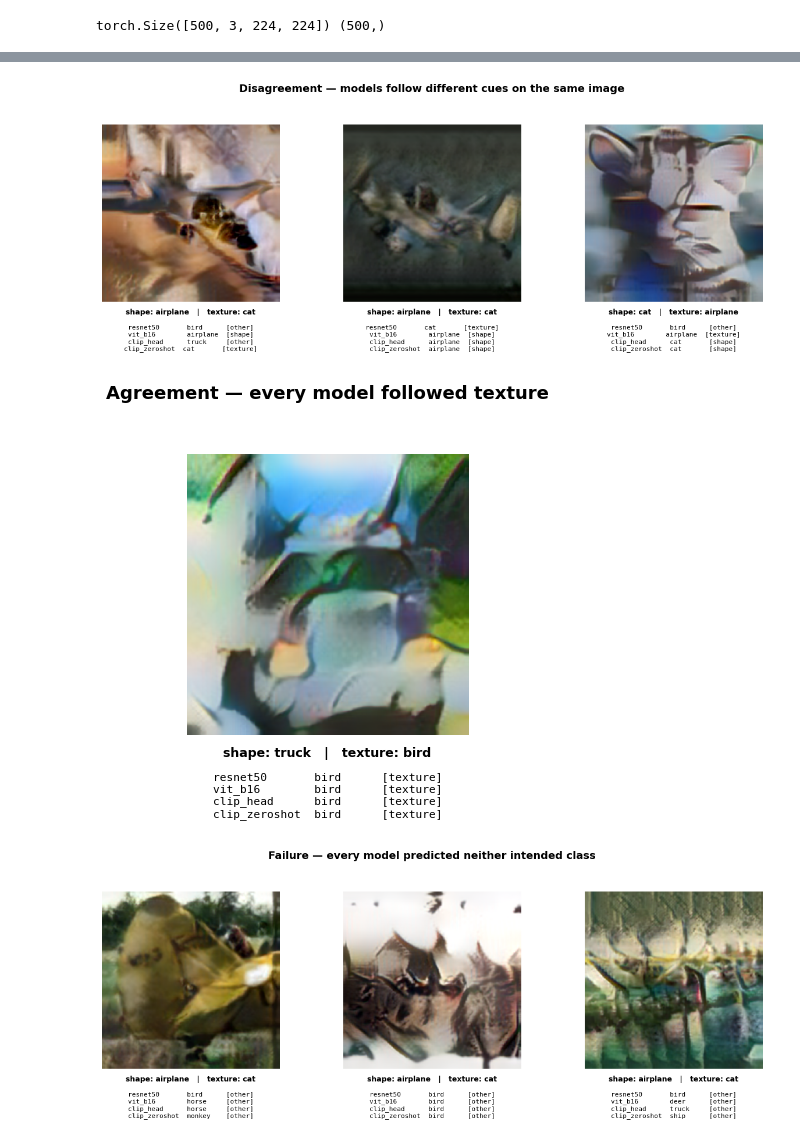
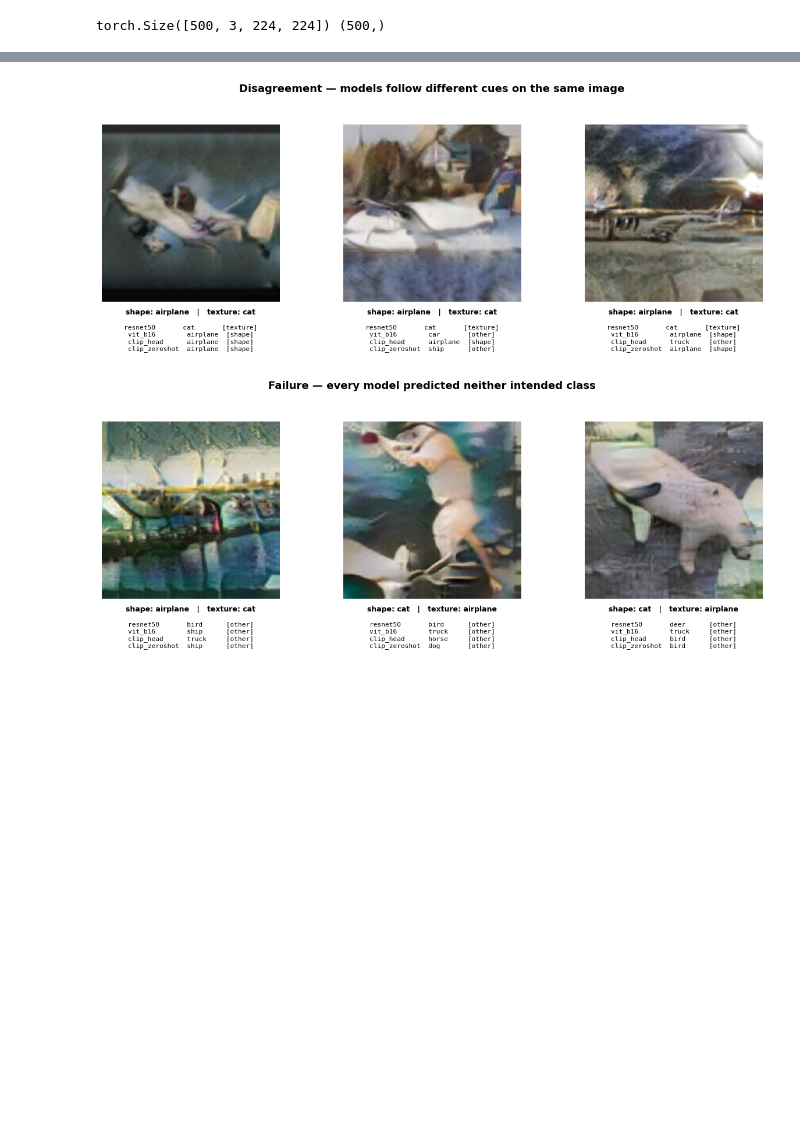
Before and after one commit to fahan13/atml_pa1_28100422, a Jupyter notebook: task1/notebooks/03_shape_texture.ipynb, the cells around one changed output, grey strips where cells are left out. Cells and saved outputs as stored; diff of their text form; code cells hidden in the pictures; blank space fills up the shorter version.

```diff
--- a/task1/notebooks/03_shape_texture.ipynb
+++ b/task1/notebooks/03_shape_texture.ipynb
@@ -75,0 +76,20 @@ show_page(1.0, 0)
+# %%
+# %% Cell 5b: record visual rejections
+REJECTED = [8, 16, 21, 31, 34, 35, 39,
+            41, 43, 48, 65, 79,
+            83, 85, 86, 101, 107, 108, 113,
+            128, 133, 134, 138, 142, 155,
+            166, 177, 183, 187,
+            201, 202, 203, 207]
+
+keep_mask = np.array([i not in set(REJECTED) for i in range(len(plan))])
+print(f"generated {len(plan)}, rejected {len(REJECTED)}, kept {keep_mask.sum()}")
+
+save_results({
+    "alpha": 0.7,
+    "n_generated": len(plan),
+    "n_rejected": len(REJECTED),
+    "n_accepted": int(keep_mask.sum()),
+    "rejected_indices": REJECTED,
+    "criterion": "visual inspection: content object no longer recognisable"
+}, "../results/cue_conflict_rejections.json")
@@ -207,57 +212,42 @@ all_other: 35 images
 # %%
-# %% Cell 9: show and record the examples
+# %% Cell 9: example figure
 def show_examples(indices, title, n=3, save_name=None):
     indices = indices[:n]
     if not indices:
         print(f"(no examples for: {title})"); return []
-
     fig, axes = plt.subplots(1, len(indices), figsize=(4.2 * len(indices), 5.4))
     if len(indices) == 1: axes = [axes]
-
     records = []
     for ax, i in zip(axes, indices):
-        ax.imshow(imgs_kept[i].permute(1, 2, 0).numpy())
-        ax.axis('off')
-        p = plan_kept[i]
-
+        ax.imshow(imgs_kept[i].permute(1, 2, 0).numpy()); ax.axis('off')
         header = f"shape: {class_names[shape_labels[i]]}   |   texture: {class_names[texture_labels[i]]}"
-        rows = []
-        rec = {"pair": p["pair"], "shape_class": class_names[shape_labels[i]],
-               "texture_class": class_names[texture_labels[i]], "predictions": {}}
+        rows, rec = [], {"shape_class": class_names[shape_labels[i]],
+                          "texture_class": class_names[texture_labels[i]], "predictions": {}}
         for m in model_order:
-            pr = all_preds[m][i]
-            v = verdict(pr, shape_labels[i], texture_labels[i])
+            pr = all_preds[m][i]; v = verdict(pr, shape_labels[i], texture_labels[i])
             rows.append(f"{m:<14} {class_names[pr]:<9} [{v}]")
             rec["predictions"][m] = {"predicted": class_names[pr], "verdict": v}
-
-        # caption goes BELOW the image, monospaced so columns line up
         ax.text(0.5, -0.04, header, transform=ax.transAxes, ha='center', va='top',
                 fontsize=9, fontweight='bold')
         ax.text(0.5, -0.13, "\n".join(rows), transform=ax.transAxes, ha='center', va='top',
                 fontsize=8, family='monospace')
         records.append(rec)
-
     fig.suptitle(title, fontsize=13, fontweight='bold', y=0.98)
-    plt.tight_layout(rect=[0, 0.22, 1, 0.94])   # leaves room for captions below and title above
-
+    plt.tight_layout(rect=[0, 0.22, 1, 0.94])
     if save_name:
         fig.savefig(f"../../report/figures/{save_name}.png", dpi=200, bbox_inches='tight')
     plt.show()
     return records
 
 examples = {}
 examples["disagreement"] = show_examples(cases["split_shape_vs_texture"],
     "Disagreement — models follow different cues on the same image",
     save_name="cue_conflict_disagreement")
-examples["all_texture"] = show_examples(cases["all_texture"],
-    "Agreement — every model followed texture",
-    save_name="cue_conflict_all_texture")
 examples["all_other"] = show_examples(cases["all_other"],
     "Failure — every model predicted neither intended class",
     save_name="cue_conflict_failures")
 
-save_results({"alpha": alpha_ex, "examples": examples}, "../results/cue_conflict_examples.json")
+save_results({"alpha": ALPHA, "examples": examples}, "../results/cue_conflict_examples.json")
 # %% [output]
-[figure, old version]
+[figure, new version]
-[figure, old version]
+[figure, new version]
-[figure, removed]
```
Also changed, not shown: parts of 8 cells of this notebook, 8 other files.
